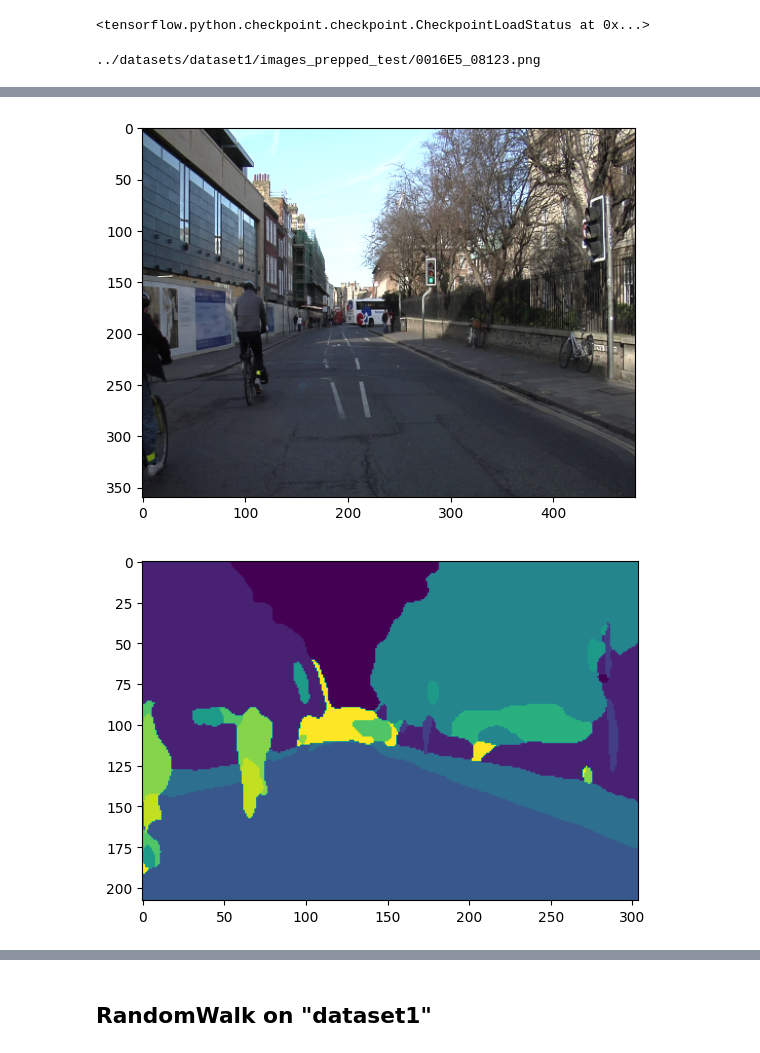
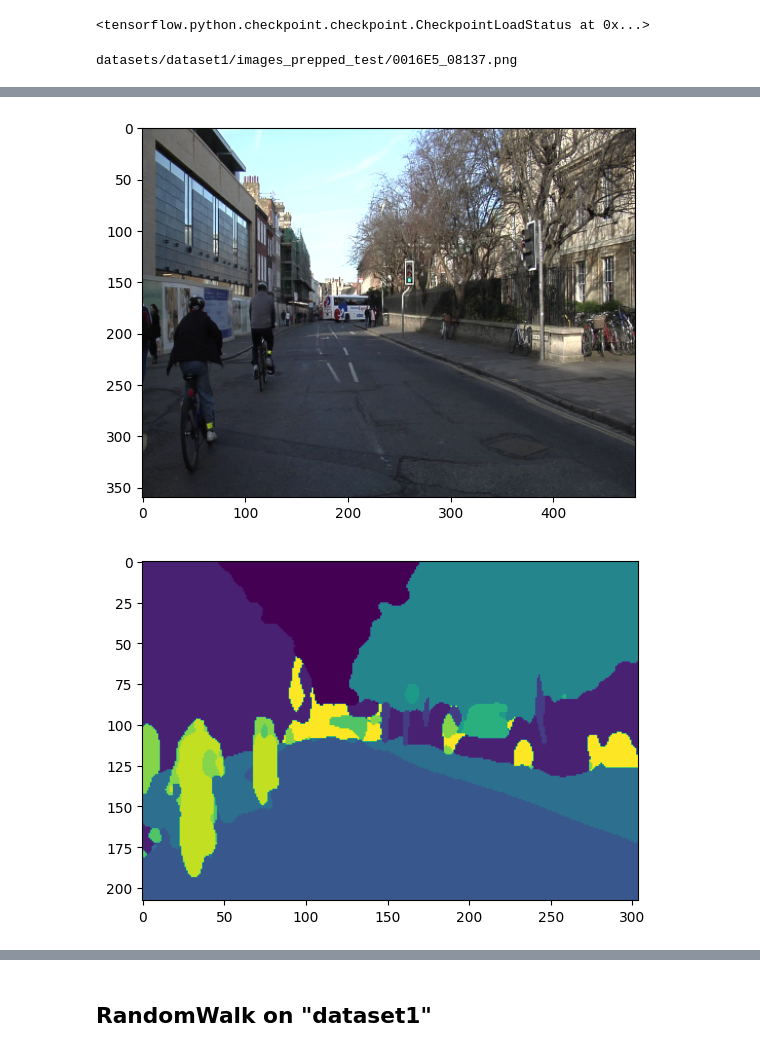
Before and after one commit to lucasgascon/ea_recherche, a Jupyter notebook: segmentation.ipynb, the cells around one changed output, grey strips where cells are left out. Cells and saved outputs as stored; diff of their text form; code cells hidden in the pictures.

```diff
--- a/segmentation.ipynb
+++ b/segmentation.ipynb
@@ -9,7 +9,7 @@ model_dataset1.load_weights('segnet/pretrained/dataset1/resnet50_segnet_51/')
 # %% [output]
 <tensorflow.python.checkpoint.checkpoint.CheckpointLoadStatus at 0x...>
 # %%
-dir_path = '../datasets/dataset1/images_prepped_test/'
-infer_dir(model_dataset1, dir_path,2)
+dir_path = 'datasets/dataset1/images_prepped_test/'
+infer_dir(model_dataset1, dir_path, 2)
 # %% [output]
-../datasets/dataset1/images_prepped_test/0016E5_08123.png
+datasets/dataset1/images_prepped_test/0016E5_08137.png
@@ -22,4 +22,4 @@ infer_dir(model_dataset1, dir_path,2)
-[figure, old version]
+[figure, new version]
-[figure, old version]
+[figure, new version]
 # %%
 eval_seg_dataset1 = model_dataset1.evaluate_segmentation(
```
Also changed, not shown: parts of 6 cells of this notebook.
